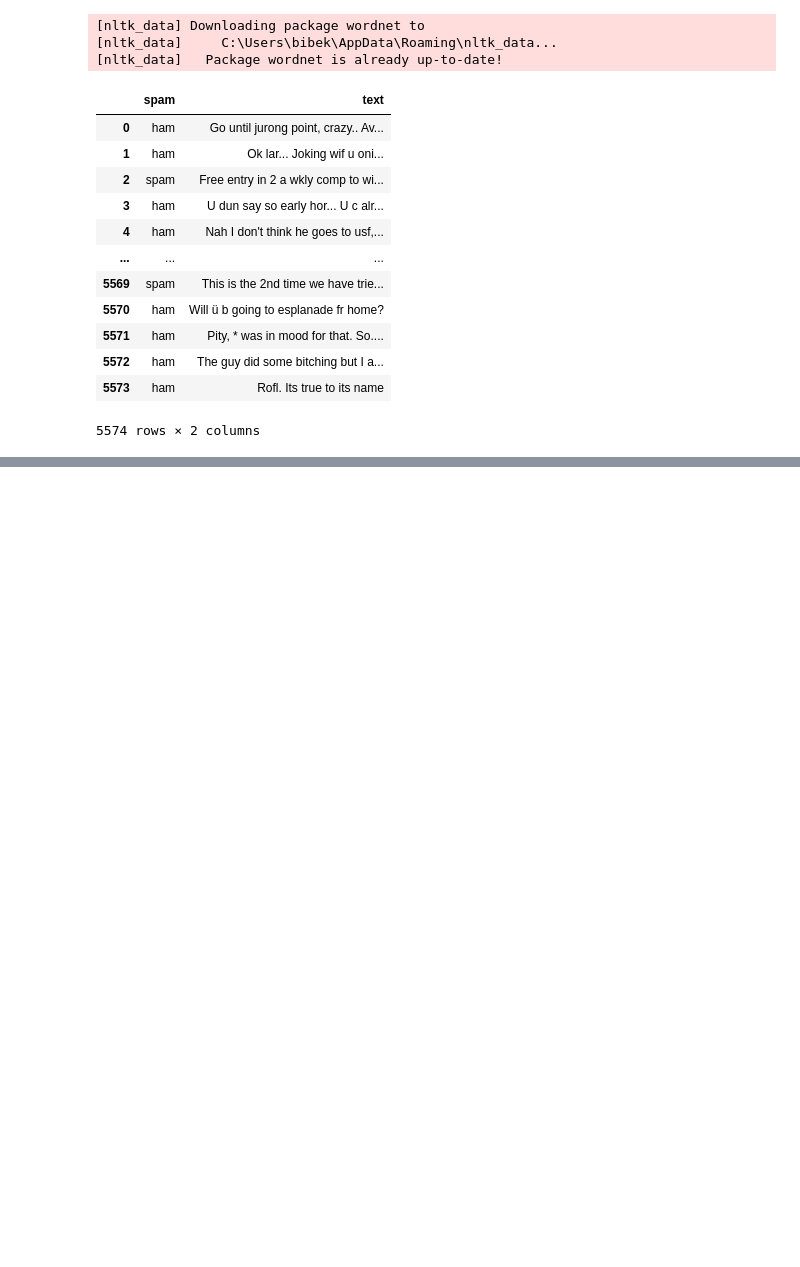
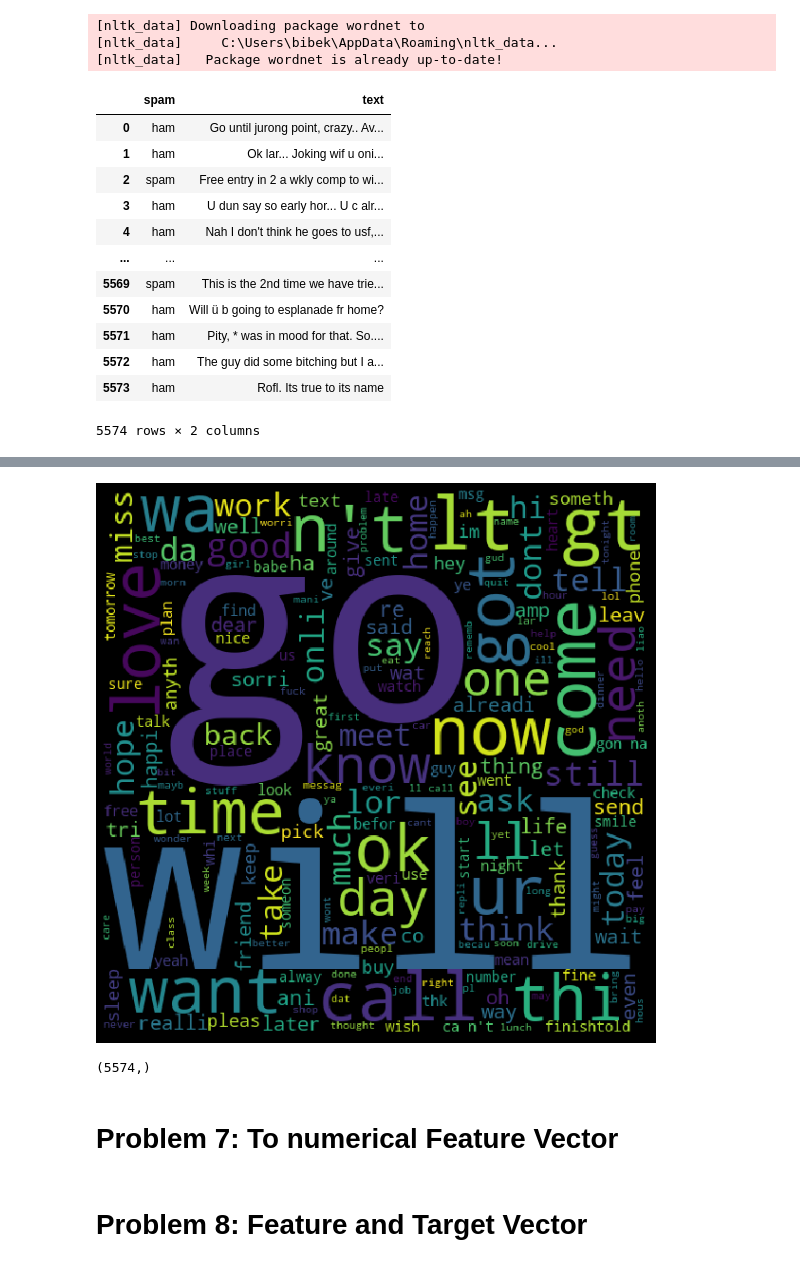
Before and after one commit to CSCE478-ML/Assignment3, a Jupyter notebook: Assignment3_V.1.ipynb, the cells around one changed output, grey strips where cells are left out. Drawn from its saved outputs; the diff is of its cells as text; code cells hidden in the pictures; blank space fills up the shorter version.

```diff
--- a/Assignment3_V.1.ipynb
+++ b/Assignment3_V.1.ipynb
@@ -43,0 +111,18 @@ df
+# %%
+spam_words = ''.join(list(df[df['spam']==0]['text_steam']))
+spam_wordclod = WordCloud(width = 512,height = 512).generate(spam_words)
+plt.figure(figsize = (10, 8), facecolor = 'k')
+plt.imshow(spam_wordclod)
+plt.axis('off')
+plt.tight_layout(pad = 0)
+plt.show()
+# %% [output]
+[figure, added]
+# %%
+import numpy as np
+X = np.array(df['text_lemmatized'])
+X.shape
+# %% [output]
+(5574,)
+# %% [markdown]
+# Problem 7: To numerical Feature Vector
@@ -43,0 +132,2 @@ df
+# %% [markdown]
+# Problem 8: Feature and Target Vector
```
Also changed, not shown: parts of 21 cells of this notebook.
